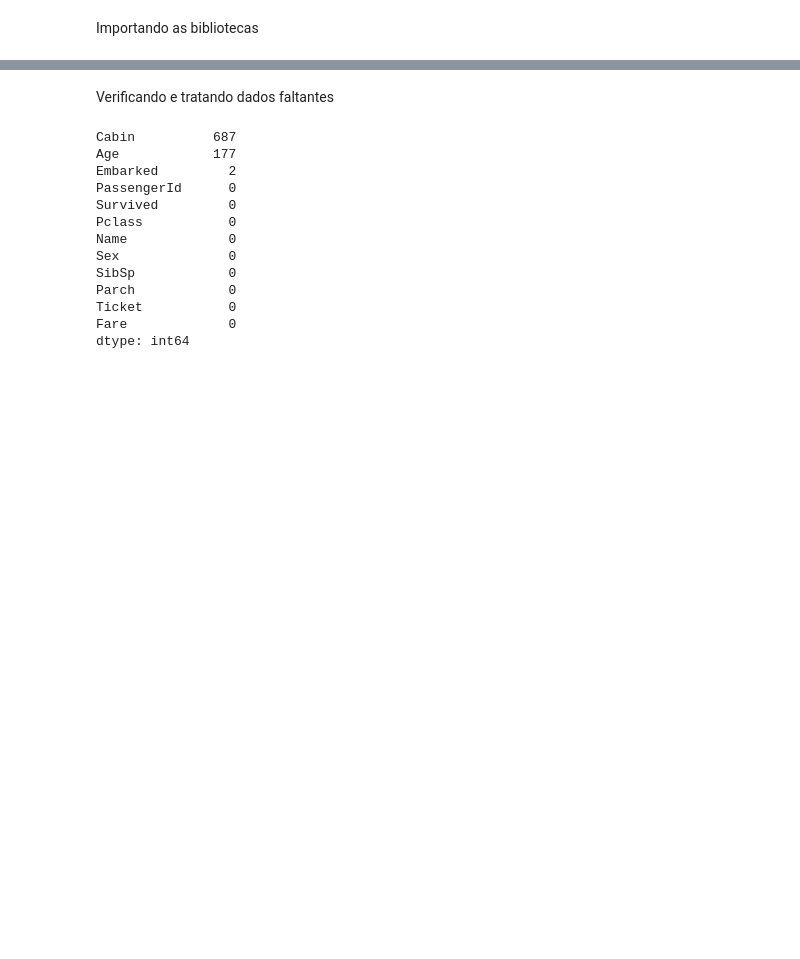
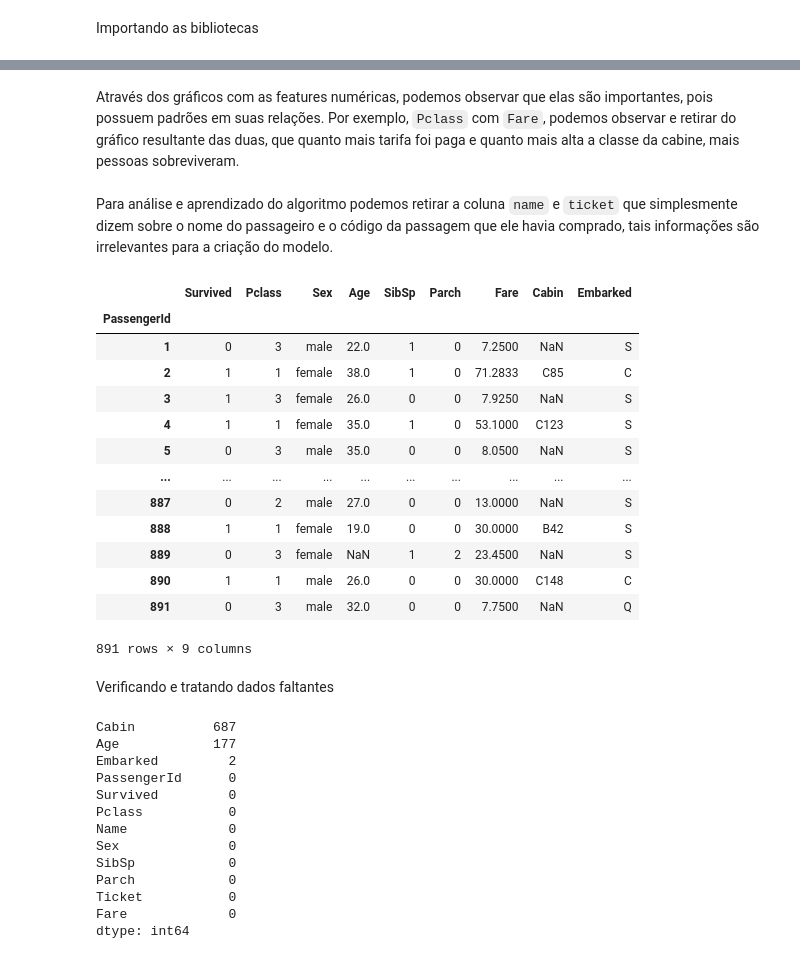
Before and after one commit to pedrodicati/titanic-datascience, a Jupyter notebook: titanic.ipynb, the cells around one changed output, grey strips where cells are left out. Drawn from its saved outputs; the diff is of its cells as text; code cells hidden in the pictures; blank space fills up the shorter version.

```diff
--- a/titanic.ipynb
+++ b/titanic.ipynb
@@ -109,3 +89,26 @@ df_train.describe()
+# %% [markdown]
+Através dos gráficos com as features numéricas, podemos observar que elas são importantes, pois possuem padrões em suas relações. Por exemplo, `Pclass` com `Fare`, podemos observar e retirar do gráfico resultante das duas, que quanto mais tarifa foi paga e quanto mais alta a classe da cabine, mais pessoas sobreviveram.
+# %% [markdown]
+Para análise e aprendizado do algoritmo podemos retirar a coluna `name` e `ticket` que simplesmente dizem sobre o nome do passageiro e o código da passagem que ele havia comprado, tais informações são irrelevantes para a criação do modelo.
+# %%
+df_train.drop(columns=['Name', 'Ticket'], inplace=True)
+
+df_train
+# %% [output]
+|  | Survived | Pclass | Sex | Age | SibSp | Parch | Fare | Cabin | Embarked |
+| PassengerId |  |  |  |  |  |  |  |  |  |
+| 1 | 0 | 3 | male | 22.0 | 1 | 0 | 7.2500 | NaN | S |
+| 2 | 1 | 1 | female | 38.0 | 1 | 0 | 71.2833 | C85 | C |
+| 3 | 1 | 3 | female | 26.0 | 0 | 0 | 7.9250 | NaN | S |
+| 4 | 1 | 1 | female | 35.0 | 1 | 0 | 53.1000 | C123 | S |
+| 5 | 0 | 3 | male | 35.0 | 0 | 0 | 8.0500 | NaN | S |
+| ... | ... | ... | ... | ... | ... | ... | ... | ... | ... |
+| 887 | 0 | 2 | male | 27.0 | 0 | 0 | 13.0000 | NaN | S |
+| 888 | 1 | 1 | female | 19.0 | 0 | 0 | 30.0000 | B42 | S |
+| 889 | 0 | 3 | female | NaN | 1 | 2 | 23.4500 | NaN | S |
+| 890 | 1 | 1 | male | 26.0 | 0 | 0 | 30.0000 | C148 | C |
+| 891 | 0 | 3 | male | 32.0 | 0 | 0 | 7.7500 | NaN | Q |
+891 rows × 9 columns
 # %% [markdown]
 Verificando e tratando dados faltantes
 # %%
```
Also changed, not shown: parts of 19 cells of this notebook.
